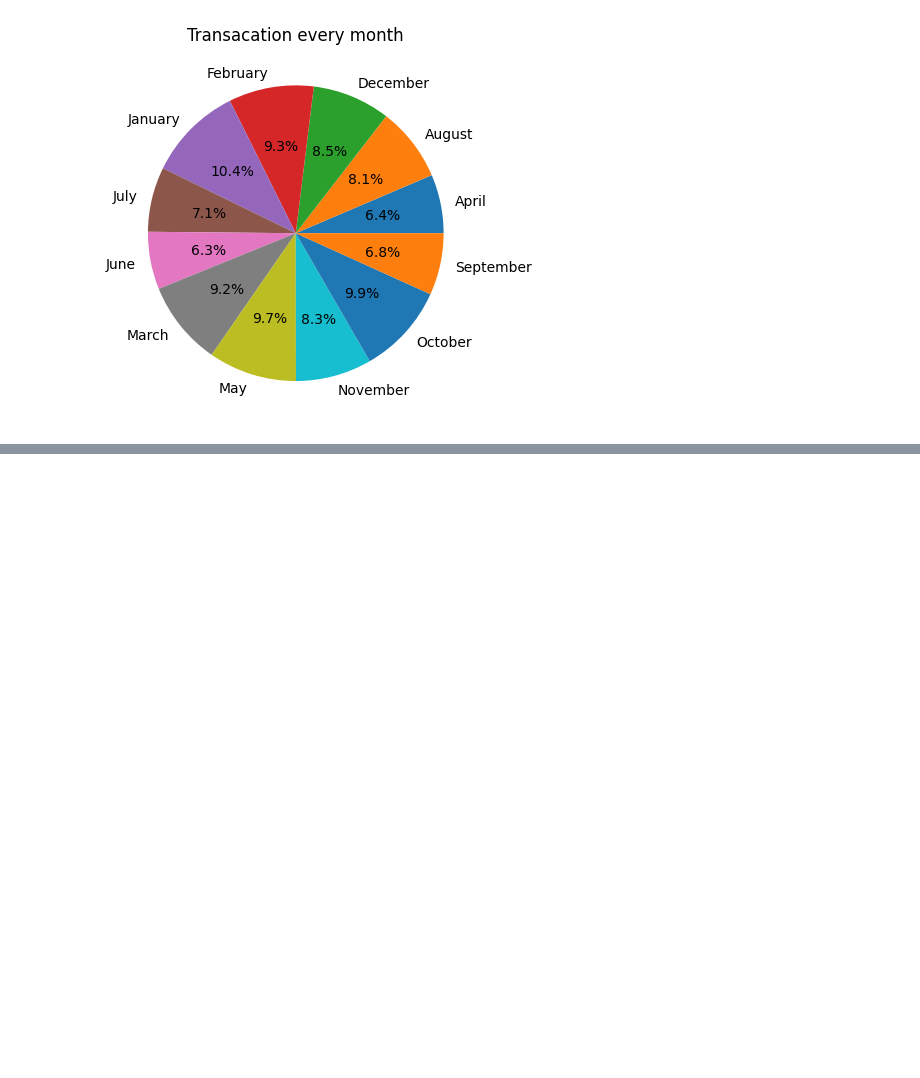
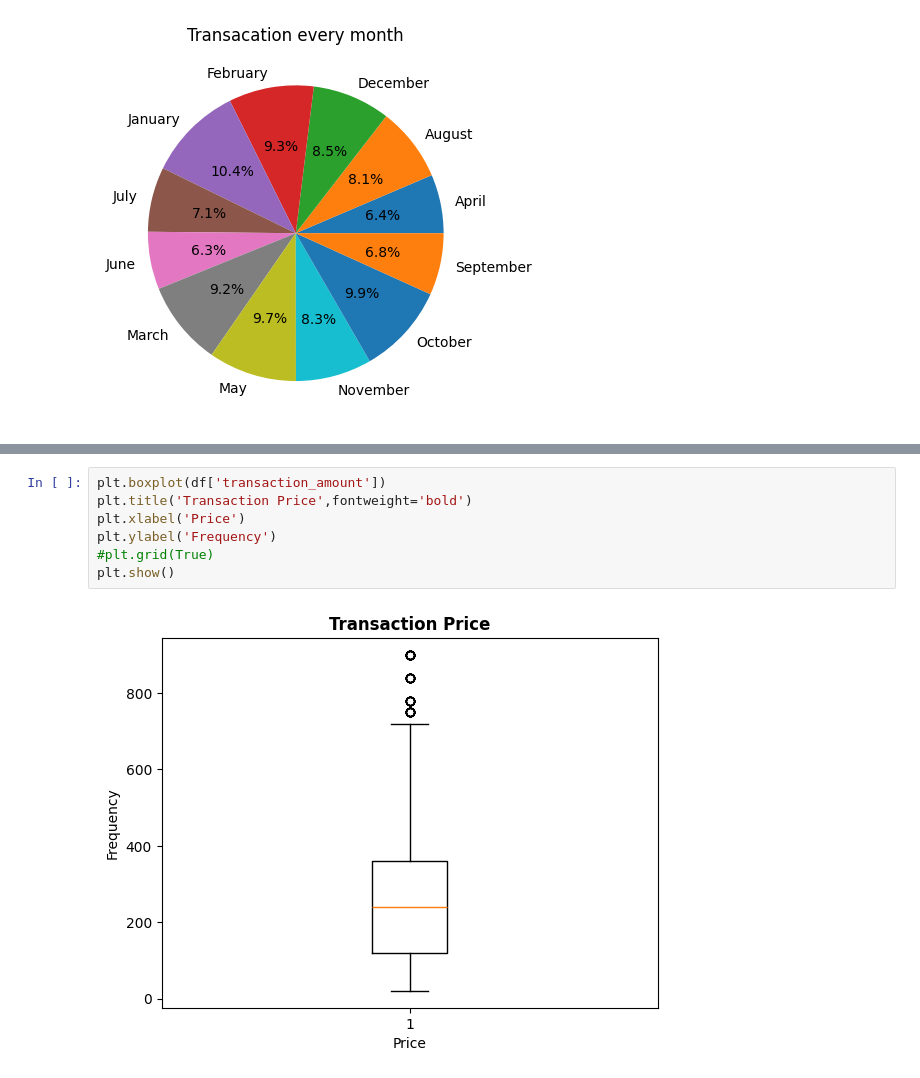
Before and after one commit to Ashik-1337/EDA-project, a Jupyter notebook: miniproject.ipynb, the cells around one changed output, grey strips where cells are left out. Drawn from its saved outputs; the diff is of its cells as text; blank space fills up the shorter version.

```diff
--- a/miniproject.ipynb
+++ b/miniproject.ipynb
@@ -144,0 +165,9 @@ plt.show()
+# %%
+plt.boxplot(df['transaction_amount'])
+plt.title('Transaction Price',fontweight='bold')
+plt.xlabel('Price')
+plt.ylabel('Frequency')
+#plt.grid(True)
+plt.show()
+# %% [output]
+[figure, added]
```
Also changed, not shown: parts of 7 cells of this notebook.
